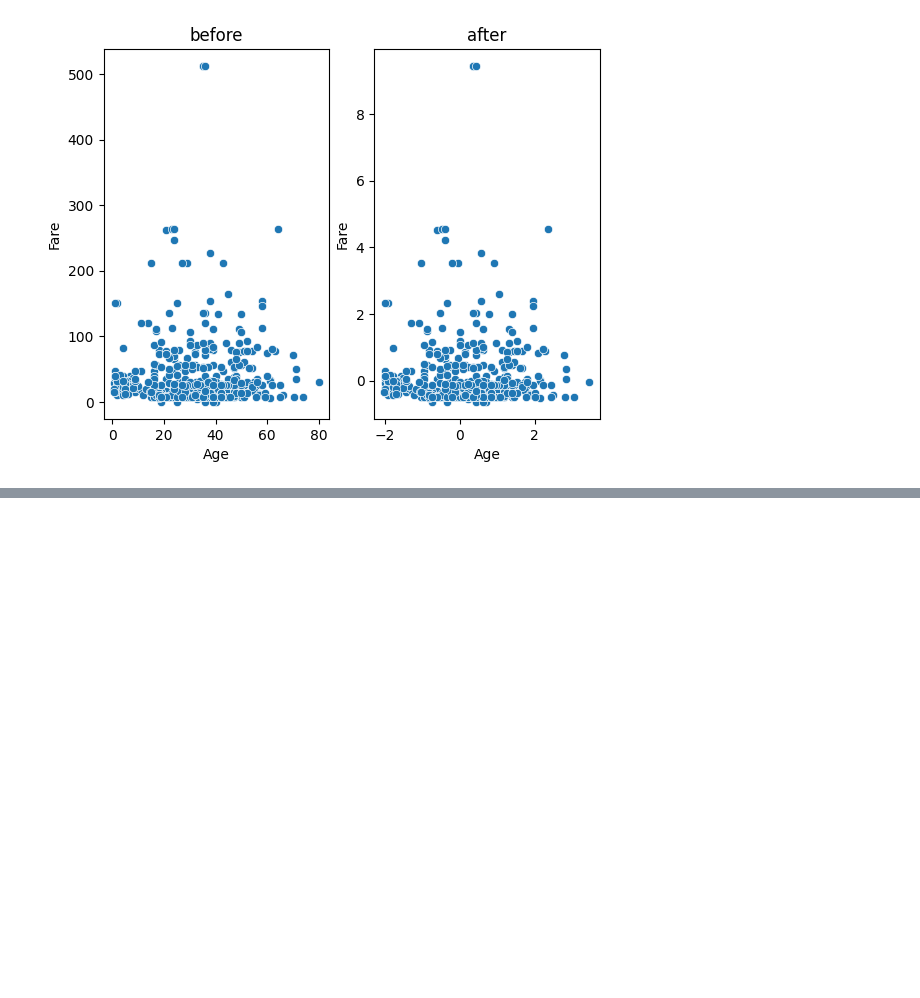
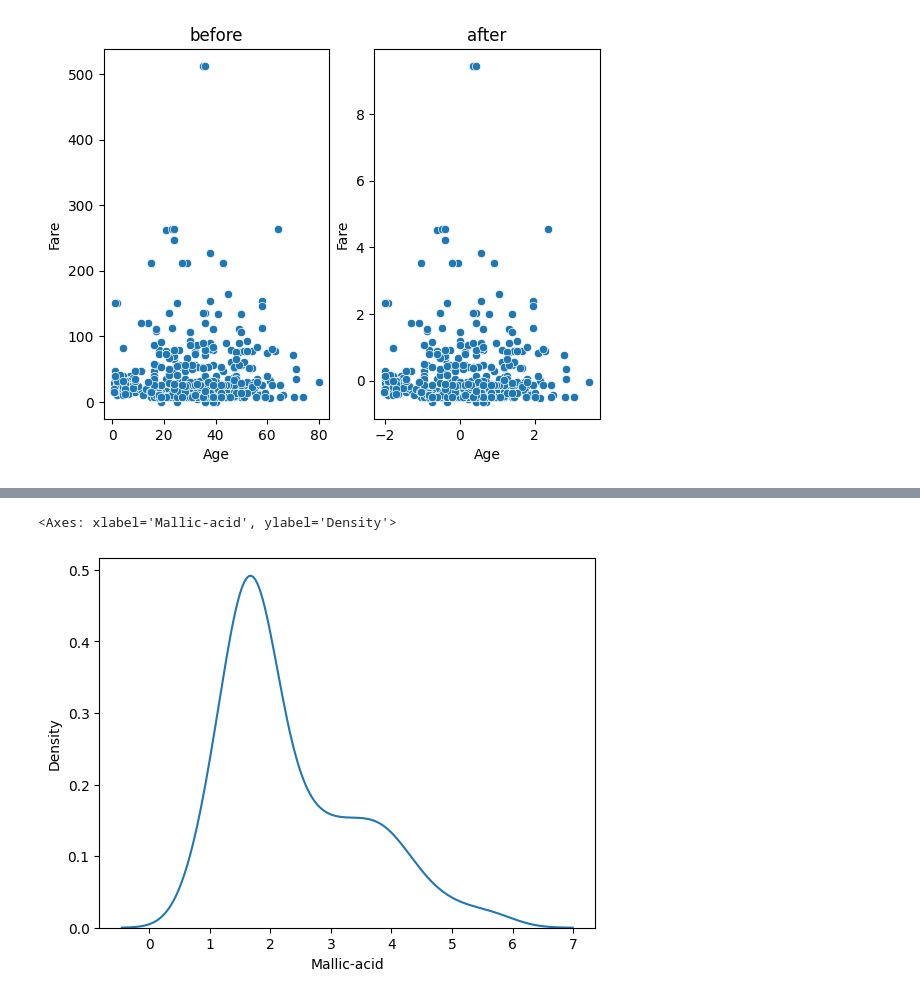
Before and after one commit to Amulussolver/Machine-learning, a Jupyter notebook: feature_eng.ipynb, the cells around one changed output, grey strips where cells are left out. Cells and saved outputs as stored; diff of their text form; code cells hidden in the pictures; blank space fills up the shorter version.

```diff
--- a/feature_eng.ipynb
+++ b/feature_eng.ipynb
@@ -143,0 +174,5 @@ Text(0.5, 1.0, 'after')
+# %%
+sns.kdeplot(df["Mallic-acid"])
+# %% [output]
+<Axes: xlabel='Mallic-acid', ylabel='Density'>
+[figure, added]
```
Also changed, not shown: parts of 18 cells of this notebook.
